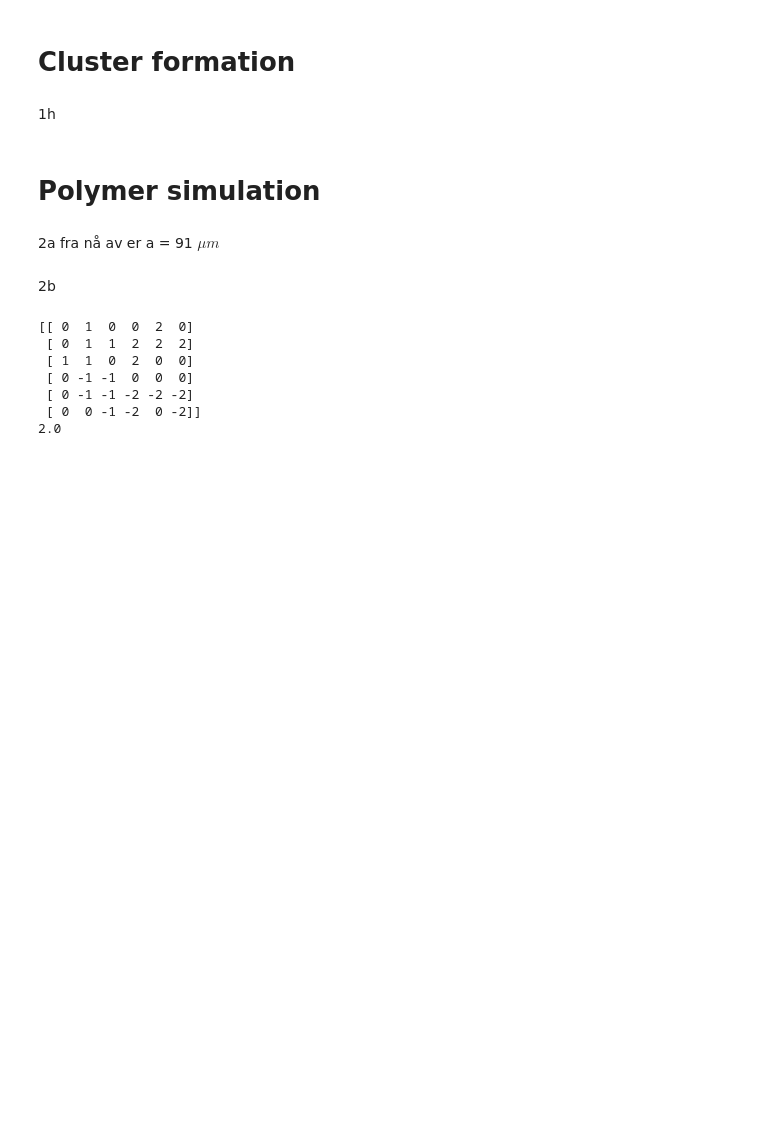
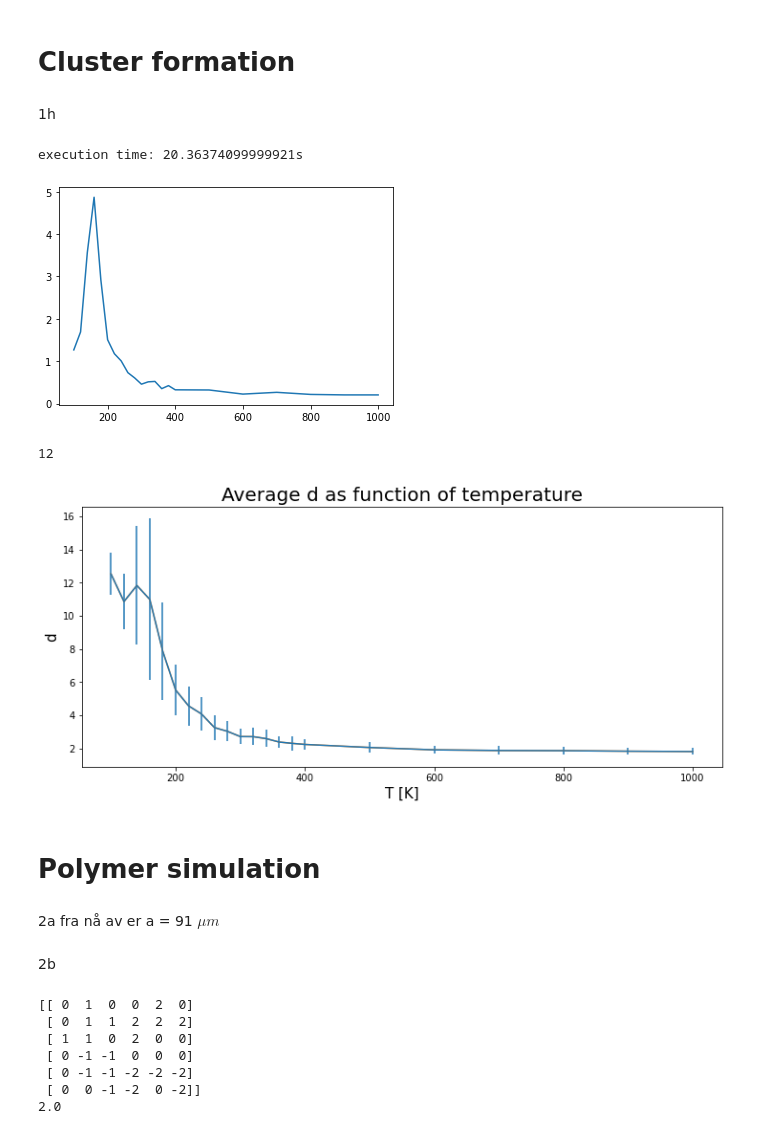
Before and after one commit to otkulseng/vitberProsjekt, a Jupyter notebook: Prosjekt1.ipynb, the cells around one changed output. Saved outputs shown, nothing was run; the diff lists cells and outputs as text; code cells hidden in the pictures; blank space fills up the shorter version.

```diff
--- a/Prosjekt1.ipynb
+++ b/Prosjekt1.ipynb
@@ -419,3 +375,48 @@ def average_d_sim_fast(N, M, temps, s=1/200, C=10000, t_max=100000, n=100, t_r=1
+# %%
+#1h
+
+def load_avg_d(temps, s=1/200, C=10000, t_max=100000, n=100, t_r=1000):
+    return np.load(f'data/davg/temps={temps} s={s} C={C} tmax={t_max} n={n} tr={t_r}.npz')
+
+@jit(nopython=True)
+def average_d_sim_fast(N, M, temps, s=1/200, C=10000, t_max=100000, n=100, t_r=1000):
+    avg_dist = np.zeros(len(temps), dtype="float64")
+    std_dev  = np.zeros(len(temps), dtype="float64")
+    for j in range(len(temps)):
+        #print(f"Working on temperature {j}/{len(temps)}")
+        T = temps[j]
+        grid = generate_grid_of_monomers_fast(N, M)
+        t_equil = t_max * np.exp(-s*(T - temps[0])) + C
+        Ns = int(t_equil)
+        monte_carlo_sim_fast(Ns, N, M, T, grid)
+        d_avg = np.zeros(n, dtype="float64")
+        for i in range(n):
+            monte_carlo_sim_fast(t_r, N, M, T, grid)
+            d_avg[i] = 2*M/get_cluster_grid_fast(grid)[1]
+
+        avg_dist[j] = sum(d_avg) / n
+        std_dev[j]  = np.std(d_avg)
+    return avg_dist, std_dev
+
+N=15
+M=25
+
+temperatures = np.array([100, 120, 140, 160, 180, 200, 220, 240, 260, 280, 300, 320, 340, 360, 380, 400, 500, 600, 700, 800, 900, 1000])
+t0=time.perf_counter()
+d, std = average_d_sim_fast(N, M, temperatures, n=100)
+#np.savez(f'data/davg/temps={temps} s={s} C={C} tmax={t_max} n={n} tr={t_r}.npz', d=d) MÅ FIKSES
+
+print(f'execution time: {time.perf_counter()-t0}s')
+plt.plot(temperatures, std)
+plt.show()
+
+plot_function(temperatures, d, "d_and_temp", errorbars=std, title = "Average d as function of temperature",
+             xlabel = "T [K]", ylabel = "d", fig_size = (12, 5))
+# %% [output]
+execution time: 20.36374099999921s
+[figure, added]
+12
+[figure, added]
 # %% [markdown]
 # Polymer simulation <a class="anchor" id="polymer"></a>
 # %% [markdown]
```
Also changed, not shown: parts of 5 cells of this notebook, 2 other files.
